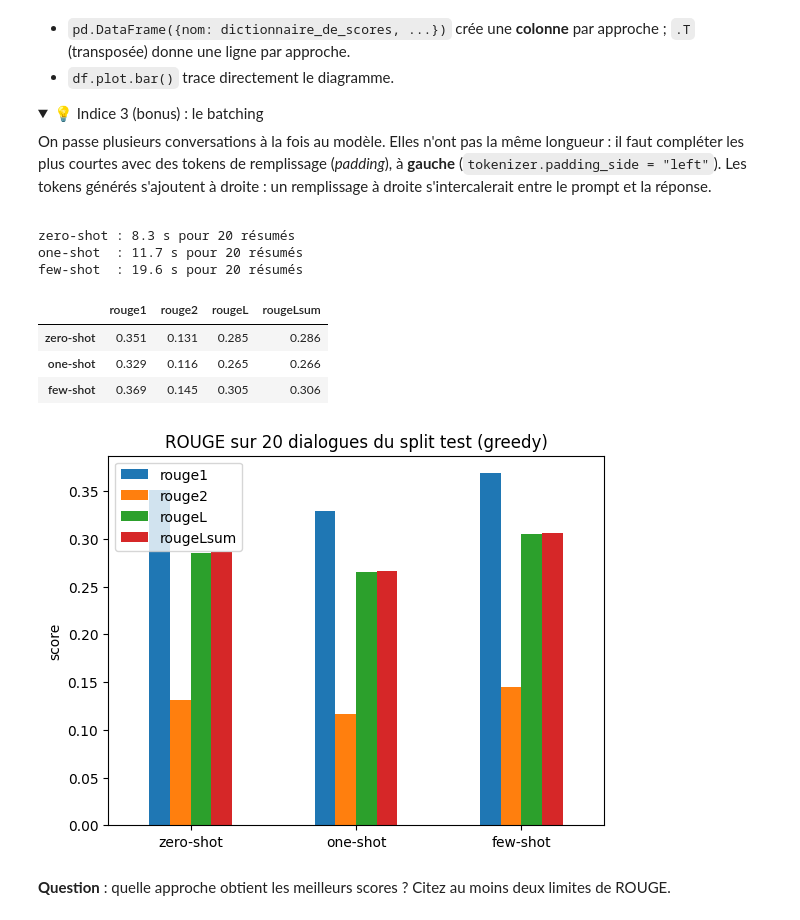
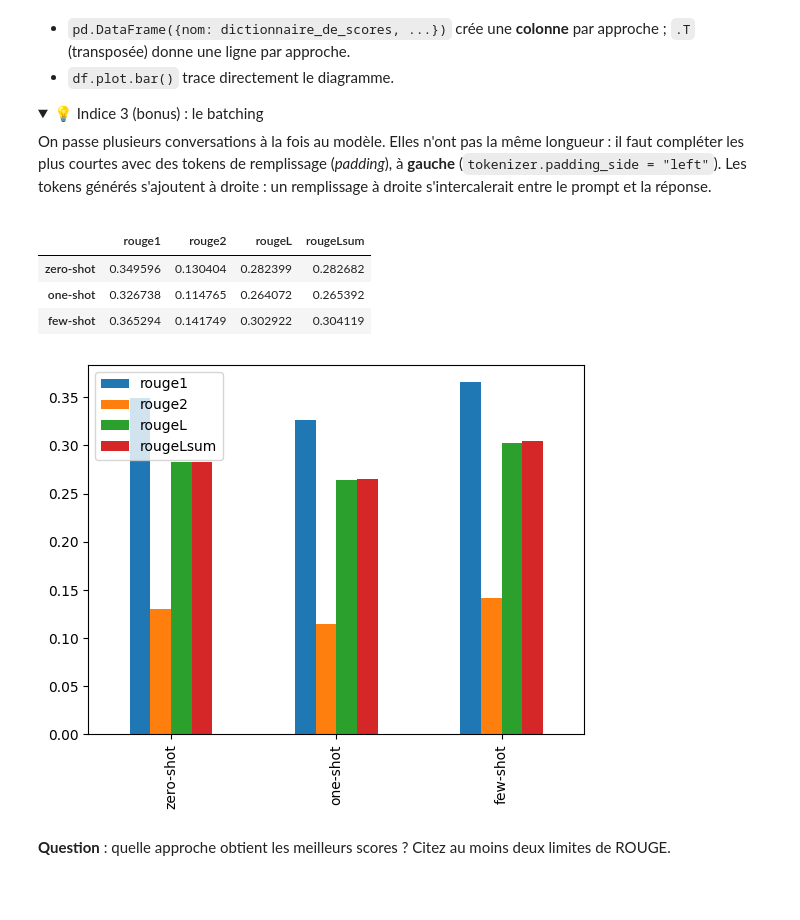
Before and after one commit to degahugo/tp-initiation-llm-student-version, a Jupyter notebook: TP_initiation_llm.ipynb, the cells around one changed output. Drawn from its saved outputs; the diff is of its cells as text; code cells hidden in the pictures; folded sections open; blank space fills up the shorter version.

```diff
--- a/TP_initiation_llm.ipynb
+++ b/TP_initiation_llm.ipynb
@@ -1028,58 +1003,26 @@ On passe plusieurs conversations à la fois au modèle. Elles n'ont pas la même
 # %%
 eval_set = dataset["test"].select(range(0, 60, 3))  # 20 dialogues distincts
 eval_references = [dataset["test"][i:i + 3]["summary"] for i in range(0, 60, 3)]  # 3 références par dialogue
 
-def generate_batch(conversations, max_new_tokens=100, batch_size=8, enable_thinking=False, **gen_kwargs):
-    """Version batchée de `generate` : plusieurs conversations par passage dans le modèle.
+approaches = {"zero-shot": [], "one-shot": one_shot, "few-shot": few_shot}
+summaries = {
+    name: [generate(make_messages(d, shots), max_new_tokens=100, do_sample=False) for d in eval_set["dialogue"]]
+    for name, shots in approaches.items()
+}
+few_shot_summaries = summaries["few-shot"]
 
-    Le padding se fait à GAUCHE : les tokens générés s'ajoutent à droite, un padding à droite
-    s'intercalerait entre le prompt et la réponse.
-    """
-    tokenizer.padding_side = "left"
-    outputs = []
-    for start in range(0, len(conversations), batch_size):
-        inputs = tokenizer.apply_chat_template(
-            conversations[start:start + batch_size],
-            add_generation_prompt=True,
-            enable_thinking=enable_thinking,
-            padding=True,
-            return_tensors="pt",
-            return_dict=True,
-        ).to(model.device)
-        output_ids = model.generate(**inputs, max_new_tokens=max_new_tokens, **gen_kwargs)
-        # Avec le padding à gauche, tous les prompts du batch ont la même longueur
-        generated = tokenizer.batch_decode(output_ids[:, inputs["input_ids"].shape[1]:], skip_special_tokens=True)
-        outputs += [text.strip() for text in generated]
-    return outputs
-
-
-approaches = {"zero-shot": [], "one-shot": one_shot, "few-shot": few_shot}
-
-summaries = {}
-for name, shots in approaches.items():
-    start = time.perf_counter()
-    summaries[name] = generate_batch([make_messages(d, shots) for d in eval_set["dialogue"]], do_sample=False)
-    print(f"{name:10}: {time.perf_counter() - start:.1f} s pour {len(eval_set)} résumés")
-
-few_shot_summaries = summaries["few-shot"]  # réutilisé dans la partie 8
-
-rouge_scores = pd.DataFrame({
+scores = pd.DataFrame({
     name: rouge.compute(predictions=predictions, references=eval_references)
     for name, predictions in summaries.items()
 }).T
-display(rouge_scores.round(3))
-
-rouge_scores.plot.bar(rot=0, ylabel="score", title="ROUGE sur 20 dialogues du split test (greedy)")
-plt.show()
+scores.plot.bar()
+scores
 # %% [output]
-zero-shot : 8.3 s pour 20 résumés
-one-shot  : 11.7 s pour 20 résumés
-few-shot  : 19.6 s pour 20 résumés
 |  | rouge1 | rouge2 | rougeL | rougeLsum |
-| zero-shot | 0.351 | 0.131 | 0.285 | 0.286 |
-| one-shot | 0.329 | 0.116 | 0.265 | 0.266 |
-| few-shot | 0.369 | 0.145 | 0.305 | 0.306 |
+| zero-shot | 0.349596 | 0.130404 | 0.282399 | 0.282682 |
+| one-shot | 0.326738 | 0.114765 | 0.264072 | 0.265392 |
+| few-shot | 0.365294 | 0.141749 | 0.302922 | 0.304119 |
-[figure, old version]
+[figure, new version]
 # %% [markdown]
 **Question** : quelle approche obtient les meilleurs scores ? Citez au moins deux limites de ROUGE.
 # %% [markdown]
```
Also changed, not shown: parts of 11 cells of this notebook.
